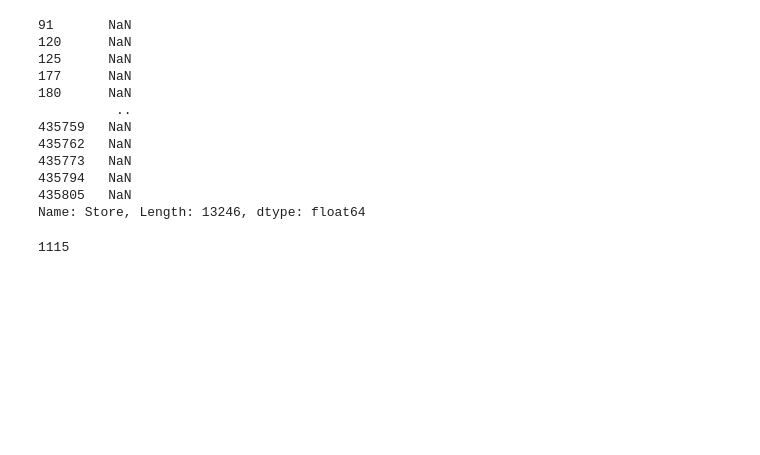
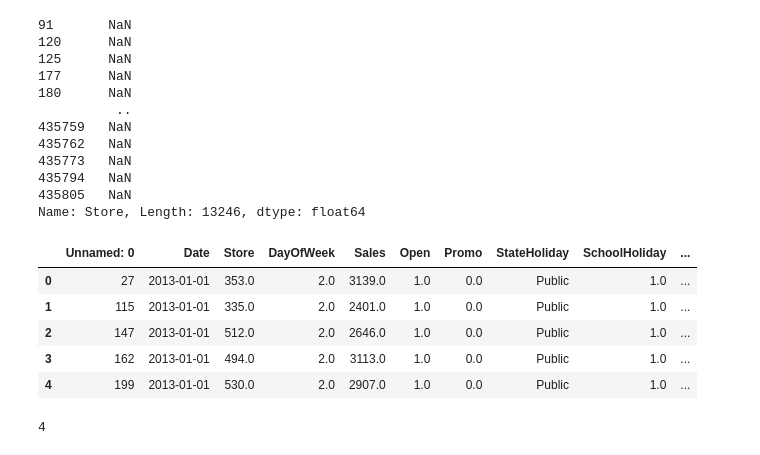
Before and after one commit to igivis7/dsr28_minicomp_team1, a Jupyter notebook: Ana_SARIMA_pred_store.ipynb, the cells around one changed output. Cells and saved outputs as stored; diff of their text form; code cells hidden in the pictures; blank space fills up the shorter version.

```diff
--- a/Ana_SARIMA_pred_store.ipynb
+++ b/Ana_SARIMA_pred_store.ipynb
@@ -49,6 +75,15 @@ newtrain_rem = newtrain.drop(newtrain.loc[newtrain['Store'].isnull(), :].index,
+# %%
+newtrain_rem.head()
+# %% [output]
+|  | Unnamed: 0 | Date | Store | DayOfWeek | Sales | Open | Promo | StateHoliday | SchoolHoliday | ... |
+| 0 | 27 | 2013-01-01 | 353.0 | 2.0 | 3139.0 | 1.0 | 0.0 | Public | 1.0 | ... |
+| 1 | 115 | 2013-01-01 | 335.0 | 2.0 | 2401.0 | 1.0 | 0.0 | Public | 1.0 | ... |
+| 2 | 147 | 2013-01-01 | 512.0 | 2.0 | 2646.0 | 1.0 | 0.0 | Public | 1.0 | ... |
+| 3 | 162 | 2013-01-01 | 494.0 | 2.0 | 3113.0 | 1.0 | 0.0 | Public | 1.0 | ... |
+| 4 | 199 | 2013-01-01 | 530.0 | 2.0 | 2907.0 | 1.0 | 0.0 | Public | 1.0 | ... |
 # %%
 # number of different stores
 
-len(newtrain_rem['Store'].unique())
+len(newtrain_rem['Store_cat'].unique())
 # %% [output]
-1115
+4
```
Also changed, not shown: parts of 19 cells of this notebook.
